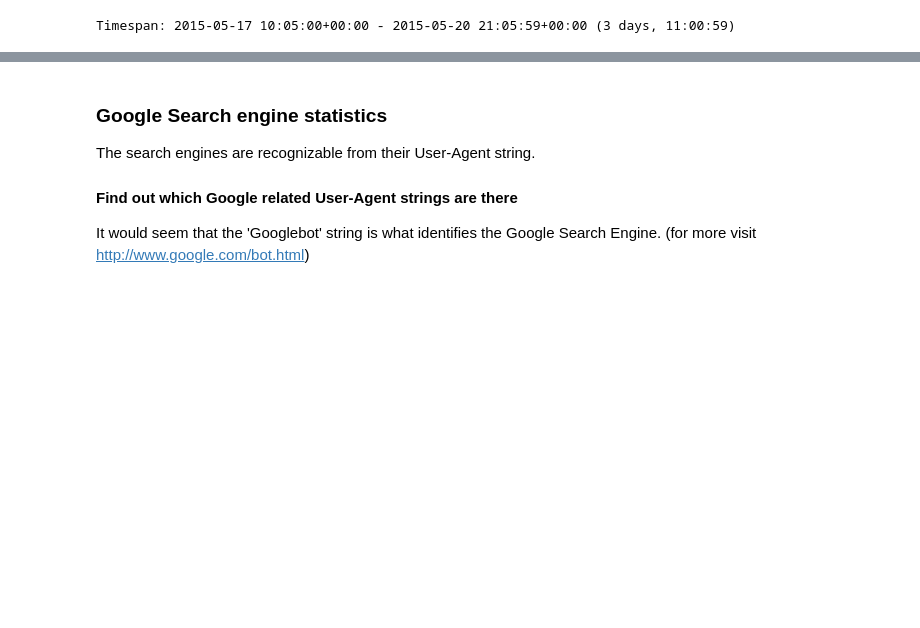
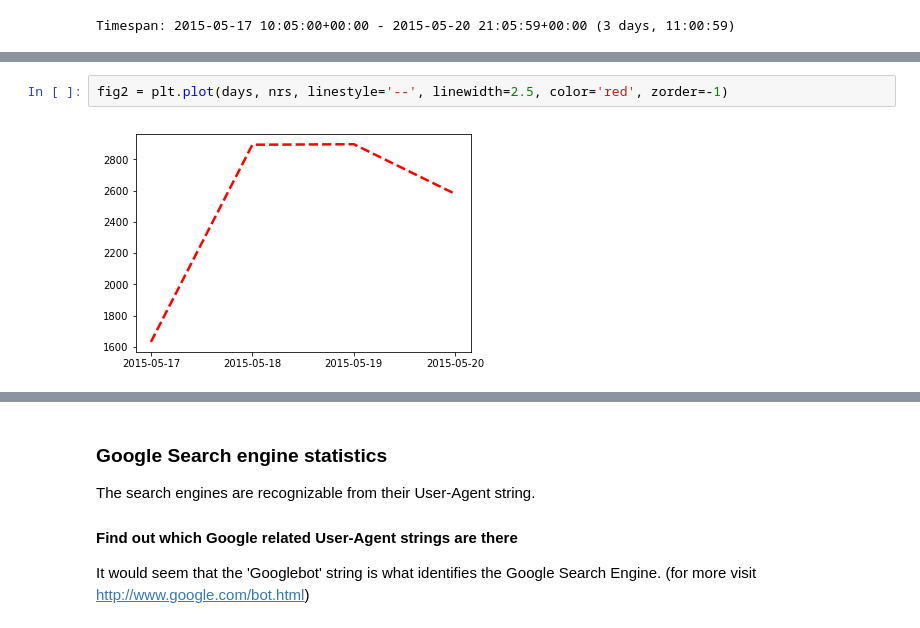
Before and after one commit to gnyers/python-tuesday, a Jupyter notebook: session5/log-analysis-with-jupyter.ipynb, the cells around one changed output, grey strips where cells are left out. Cells and saved outputs as stored; diff of their text form; blank space fills up the shorter version.

```diff
--- a/session5/log-analysis-with-jupyter.ipynb
+++ b/session5/log-analysis-with-jupyter.ipynb
@@ -312 +374,5 @@ Timespan: 2015-05-17 10:05:00+00:00 - 2015-05-20 21:05:59+00:00 (3 days, 11:00:5
+# %%
+fig2 = plt.plot(days, nrs, linestyle='--', linewidth=2.5, color='red', zorder=-1)
+# %% [output]
+[figure, added]
 # %% [markdown]
```
Also changed, not shown: parts of 17 cells of this notebook.
